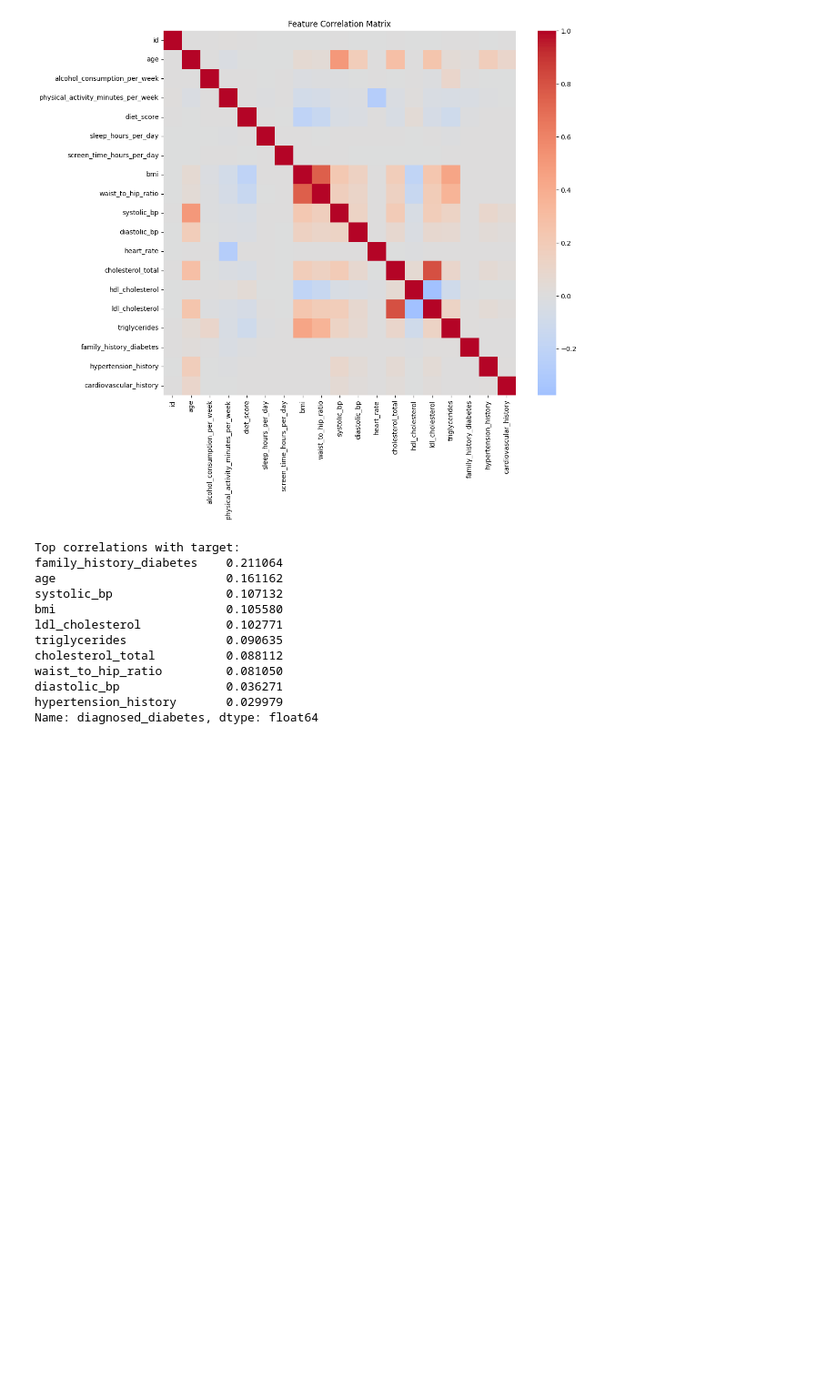
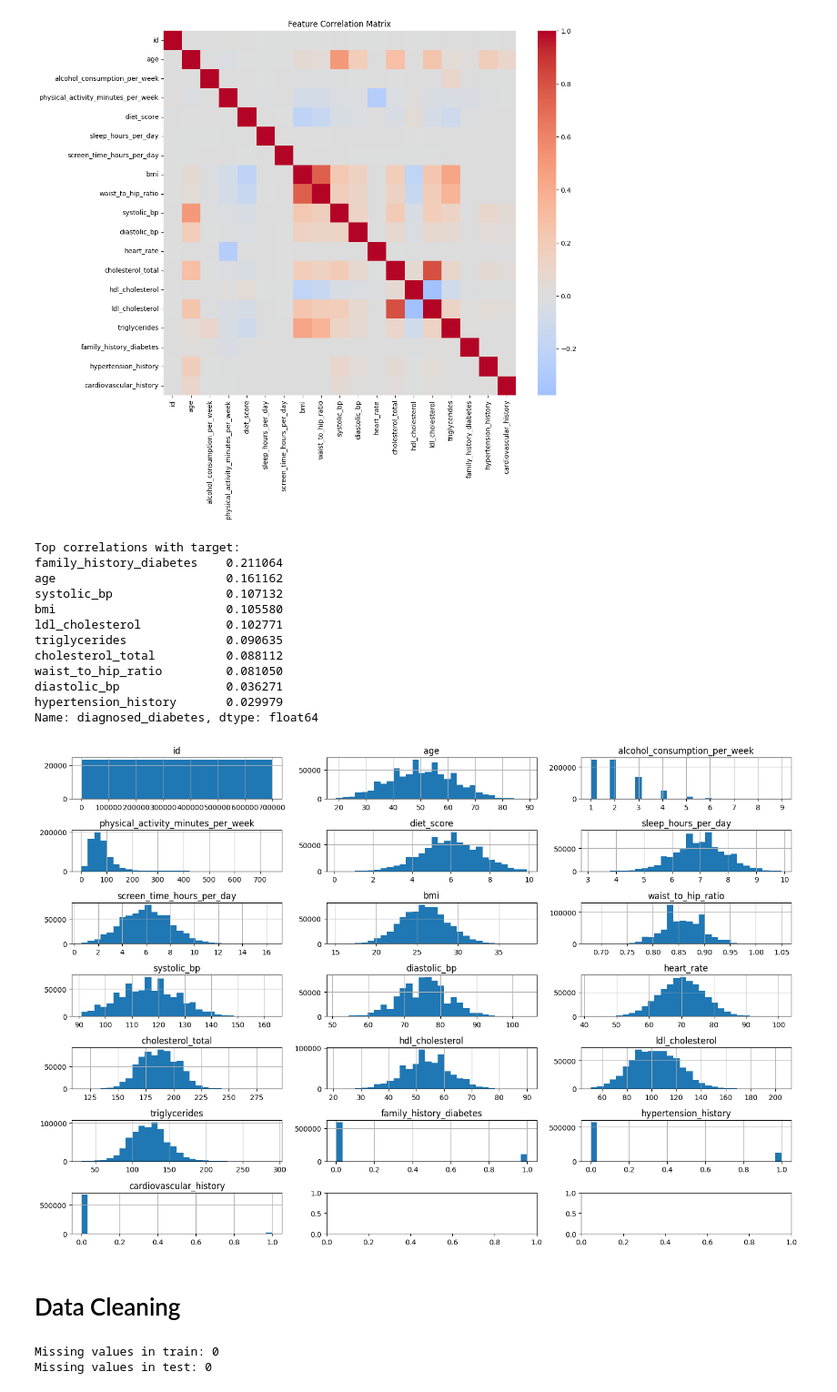
Before and after one commit to saadyaq/diabetes_prediction_challenge, a Jupyter notebook: main.ipynb, the cells around one changed output. Shown at 91% size. Drawn from its saved outputs; the diff is of its cells as text; code cells hidden in the pictures; blank space fills up the shorter version.

```diff
--- a/main.ipynb
+++ b/main.ipynb
@@ -165,3 +165,42 @@ waist_to_hip_ratio         0.081050
 diastolic_bp               0.036271
 hypertension_history       0.029979
 Name: diagnosed_diabetes, dtype: float64
+# %%
+# Plot distributions of numerical features
+fig, axes = plt.subplots(nrows=(len(numerical_features)//3)+1, ncols=3, figsize=(15, 10))
+axes = axes.flatten()
+
+for idx, col in enumerate(numerical_features[:len(axes)]):
+    df_train[col].hist(bins=30, ax=axes[idx])
+    axes[idx].set_title(col)
+    axes[idx].set_xlabel('')
+
+plt.tight_layout()
+plt.show()
+# %% [output]
+[figure, added]
+# %% [markdown]
+# Data Cleaning
+# %%
+#Fill with median for numerical
+
+for col in numerical_features :
+    if df_train[col].isnull().any() :
+        median_value = df_train[col].median()
+        df_train[col].fillna(median_value, inplace=True)
+        df_test[col].fillna(median_value, inplace=True)
+
+#Fill with mode for categorical
+
+for col in categorical_features:
+    if df_train[col].isnull().any():
+        mode_value=df_train[col].mode()[0]
+        df_train[col].fillna(mode_value, inplace=True)
+        df_test[col].fillna(mode_value, inplace=True)
+
+# Verify no missing values remain
+print(f"Missing values in train: {df_train.isnull().sum().sum()}")
+print(f"Missing values in test: {df_test.isnull().sum().sum()}")
+# %% [output]
+Missing values in train: 0
+Missing values in test: 0
```
